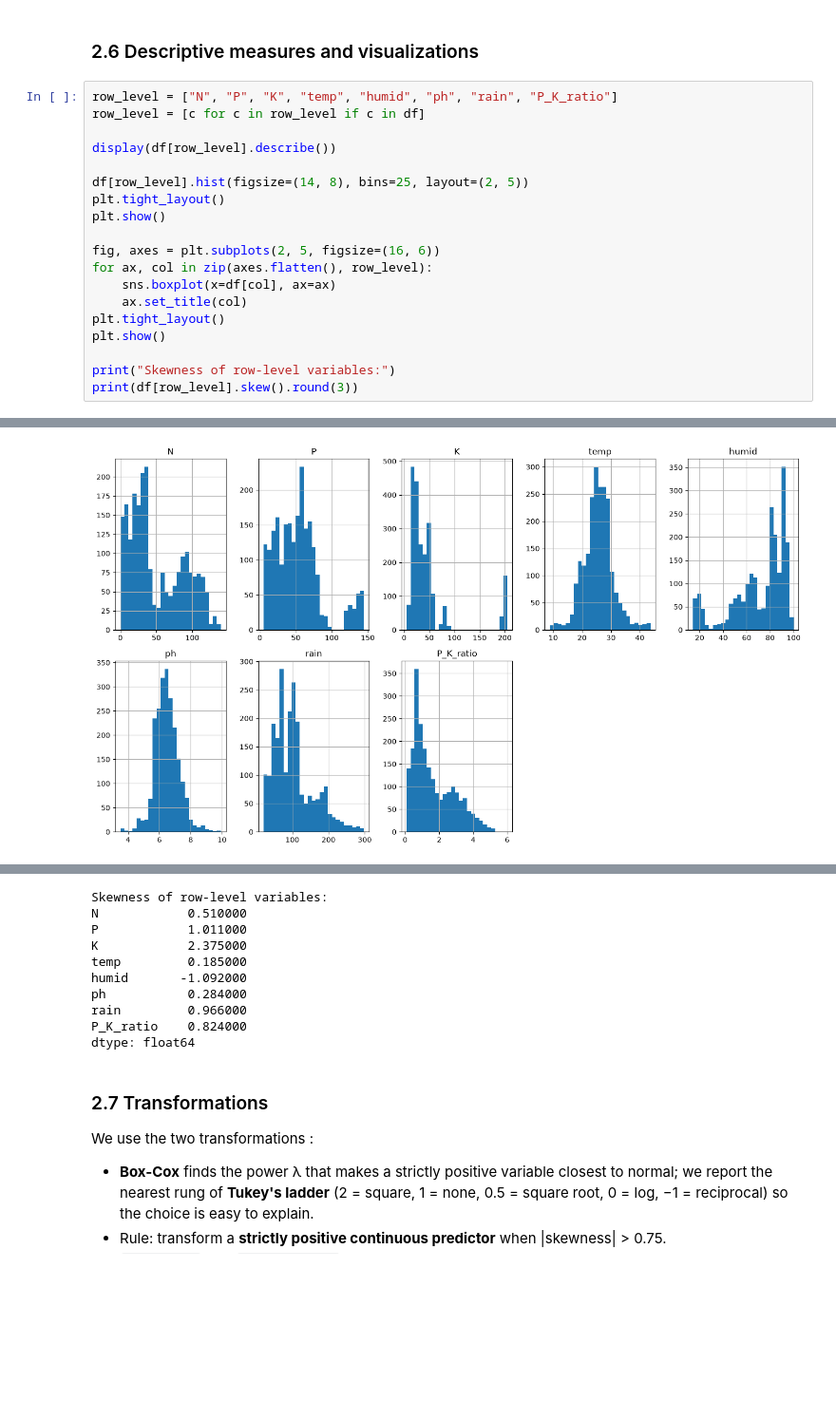
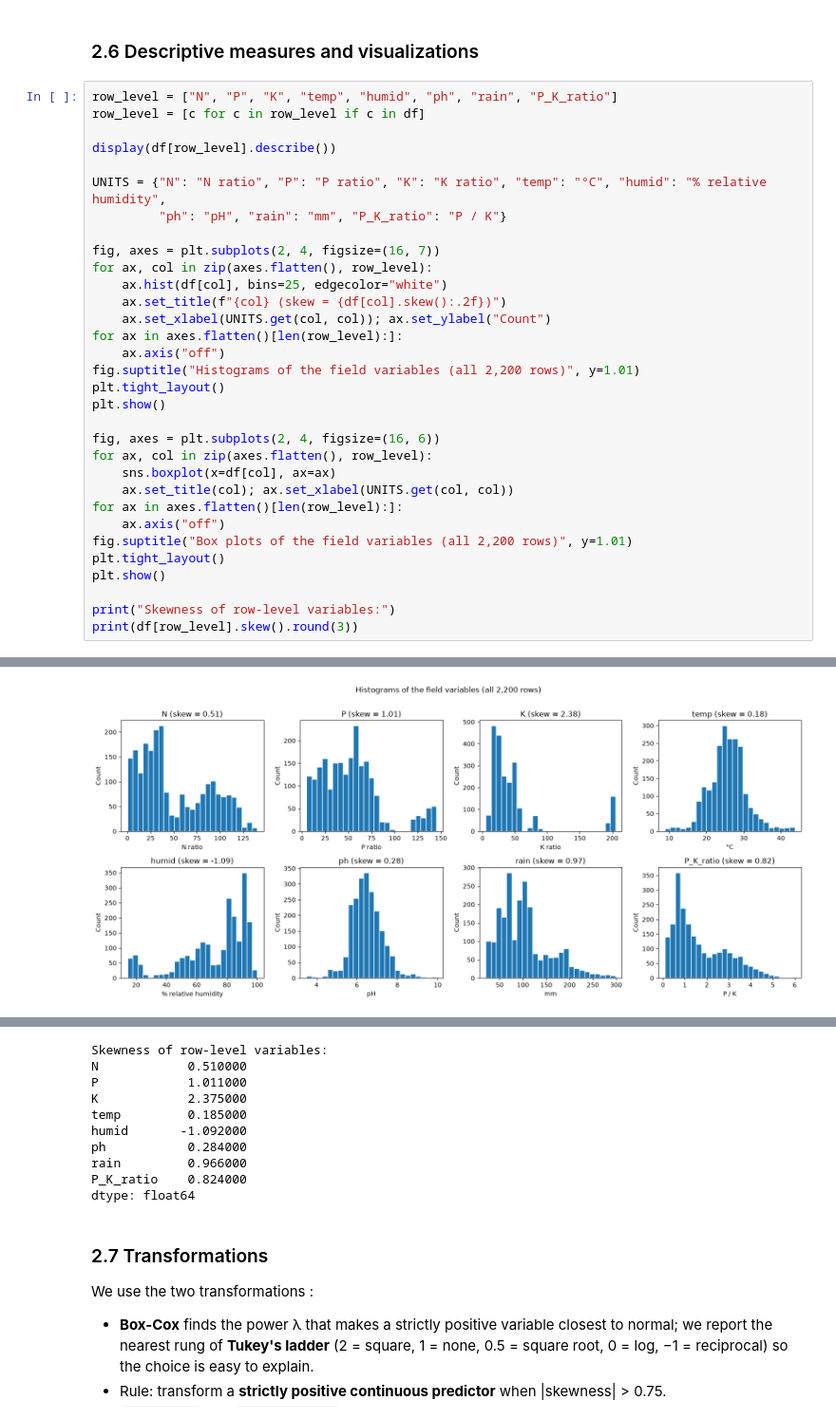
Before and after one commit to UbaidUllah777/Crop_Recommendation_Analysis, a Jupyter notebook: Crop_Recommendation_Workshop_C.ipynb, the cells around one changed output, grey strips where cells are left out. Shown at 95% size. Saved outputs shown, nothing was run; the diff lists cells and outputs as text; blank space fills up the shorter version.

Commit message:
Updated histograms and Box cox plots

```diff
--- a/Crop_Recommendation_Workshop_C.ipynb
+++ b/Crop_Recommendation_Workshop_C.ipynb
@@ -503,30 +498,43 @@ Remaining missing values: 0
 # %%
 row_level = ["N", "P", "K", "temp", "humid", "ph", "rain", "P_K_ratio"]
 row_level = [c for c in row_level if c in df]
 
 display(df[row_level].describe())
 
-df[row_level].hist(figsize=(14, 8), bins=25, layout=(2, 5))
+UNITS = {"N": "N ratio", "P": "P ratio", "K": "K ratio", "temp": "°C", "humid": "% relative humidity",
+         "ph": "pH", "rain": "mm", "P_K_ratio": "P / K"}
+
+fig, axes = plt.subplots(2, 4, figsize=(16, 7))
+for ax, col in zip(axes.flatten(), row_level):
+    ax.hist(df[col], bins=25, edgecolor="white")
+    ax.set_title(f"{col} (skew = {df[col].skew():.2f})")
+    ax.set_xlabel(UNITS.get(col, col)); ax.set_ylabel("Count")
+for ax in axes.flatten()[len(row_level):]:
+    ax.axis("off")
+fig.suptitle("Histograms of the field variables (all 2,200 rows)", y=1.01)
 plt.tight_layout()
 plt.show()
 
-fig, axes = plt.subplots(2, 5, figsize=(16, 6))
+fig, axes = plt.subplots(2, 4, figsize=(16, 6))
 for ax, col in zip(axes.flatten(), row_level):
     sns.boxplot(x=df[col], ax=ax)
-    ax.set_title(col)
+    ax.set_title(col); ax.set_xlabel(UNITS.get(col, col))
+for ax in axes.flatten()[len(row_level):]:
+    ax.axis("off")
+fig.suptitle("Box plots of the field variables (all 2,200 rows)", y=1.01)
 plt.tight_layout()
 plt.show()
 
 print("Skewness of row-level variables:")
 print(df[row_level].skew().round(3))
 # %% [output]
 |  | N | P | K | temp | humid | ph | rain | P_K_ratio |
 | count | 2200.000000 | 2200.000000 | 2200.000000 | 2200.000000 | 2200.000000 | 2200.000000 | 2200.000000 | 2200.000000 |
 | mean | 50.551818 | 53.362727 | 48.149091 | 25.616244 | 71.481779 | 6.469480 | 103.463655 | 1.668555 |
 | std | 36.917334 | 32.985883 | 50.647931 | 5.063749 | 22.263812 | 0.773938 | 54.958389 | 1.197217 |
 | min | 0.000000 | 5.000000 | 5.000000 | 8.825675 | 14.258040 | 3.504752 | 20.211267 | 0.090909 |
 | 25% | 21.000000 | 28.000000 | 20.000000 | 22.769375 | 60.261953 | 5.971693 | 64.551686 | 0.697874 |
 | 50% | 37.000000 | 51.000000 | 32.000000 | 25.598693 | 80.473146 | 6.425045 | 94.867624 | 1.262531 |
 | 75% | 84.250000 | 68.000000 | 49.000000 | 28.561654 | 89.948771 | 6.923643 | 124.267508 | 2.588235 |
 | max | 140.000000 | 145.000000 | 205.000000 | 43.675493 | 99.981876 | 9.935091 | 298.560117 | 6.000000 |
-[figure, old version]
+[figure, new version]
```
Also changed, not shown: parts of 5 cells of this notebook.
